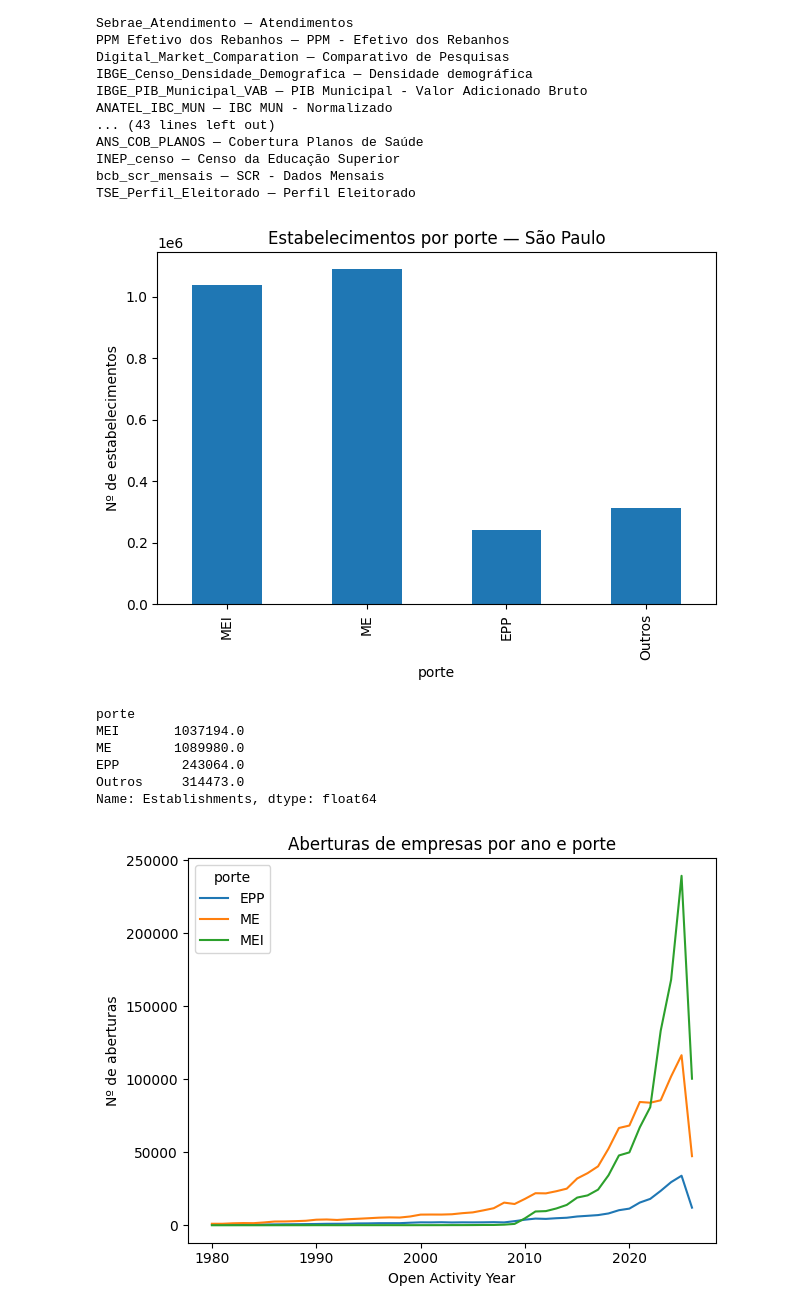
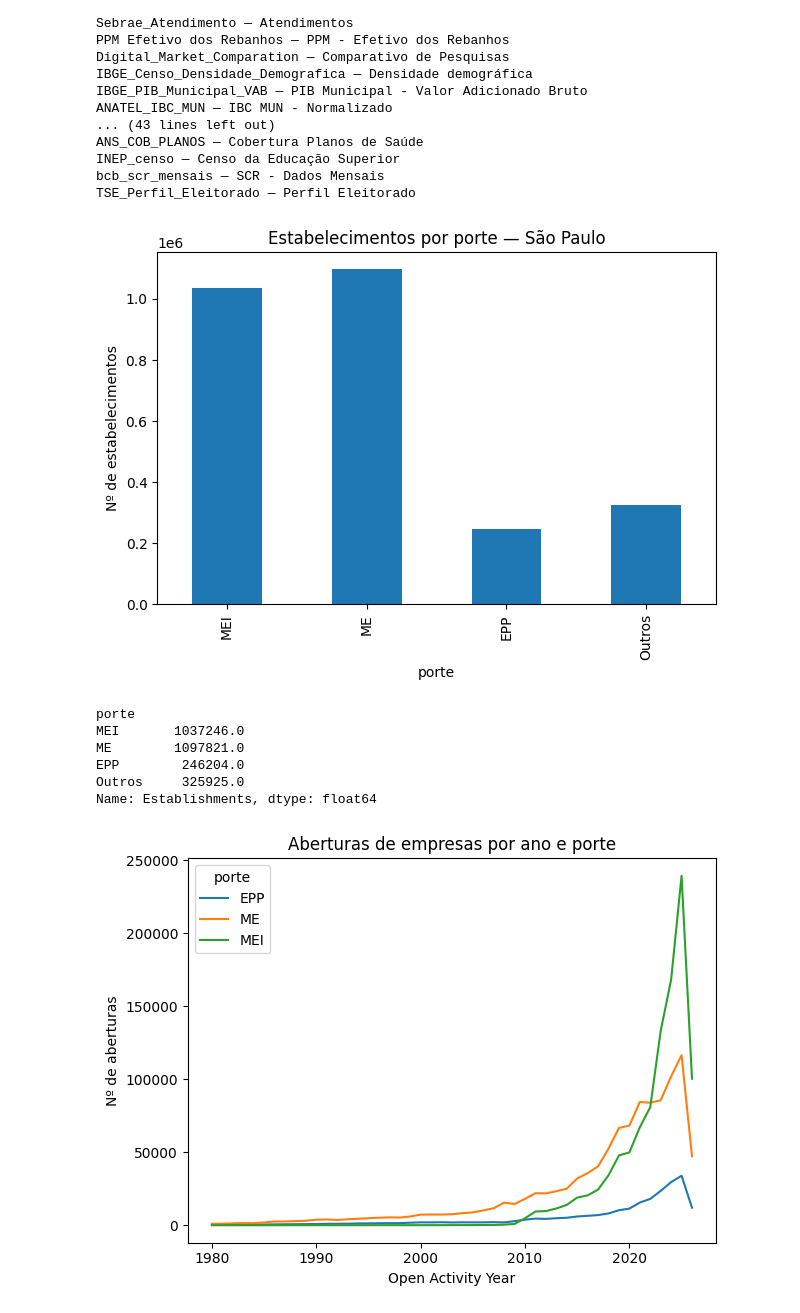
Before and after one commit to Pennini/TCC, a Jupyter notebook: notebooks/3. Dados Sebrae.ipynb, the cells around one changed output. Cells and saved outputs as stored; diff of their text form; code cells hidden in the pictures.

```diff
--- a/notebooks/3. Dados Sebrae.ipynb
+++ b/notebooks/3. Dados Sebrae.ipynb
@@ -102,23 +102,29 @@ from src import market_sizing as ms
 
 raw = sebrae.load_raw("../data/raw/sebrae.json")
 # %%
+# df_porte_ano (porte×ano, filtrado por ano de abertura >= 1980): usado só na curva temporal.
 df_porte_ano = sebrae.clean_portes(
     sebrae.to_df(raw, "RF__Establishments__Open Activity Year,Company Size Sebrae")
 )
-comp = df_porte_ano.groupby("porte")["Establishments"].sum().reindex(
+# df_ps (porte×setor, universo completo): base da composição por porte, do SAM e do TAM.
+df_ps = sebrae.clean_portes(
+    sebrae.to_df(raw, "RF__Establishments__Grande Sector,Company Size Sebrae")
+)
+# Composição por porte usa o universo completo, consistente com o TAM.
+comp = df_ps.groupby("porte")["Establishments"].sum().reindex(
     ["MEI", "ME", "EPP", "Outros"]
 )
 ax = comp.plot.bar(title="Estabelecimentos por porte — São Paulo")
 ax.set_ylabel("Nº de estabelecimentos")
 plt.tight_layout(); plt.show()
 comp
 # %% [output]
-[figure, old version]
+[figure, new version]
 porte
-MEI       1037194.0
-ME        1089980.0
-EPP        243064.0
-Outros     314473.0
+MEI       1037246.0
+ME        1097821.0
+EPP        246204.0
+Outros     325925.0
 Name: Establishments, dtype: float64
 # %%
 curva = (df_porte_ano[df_porte_ano["porte"].isin(["MEI", "ME", "EPP"])]
```
Also changed, not shown: parts of 1 cell of this notebook, 2 other files.
